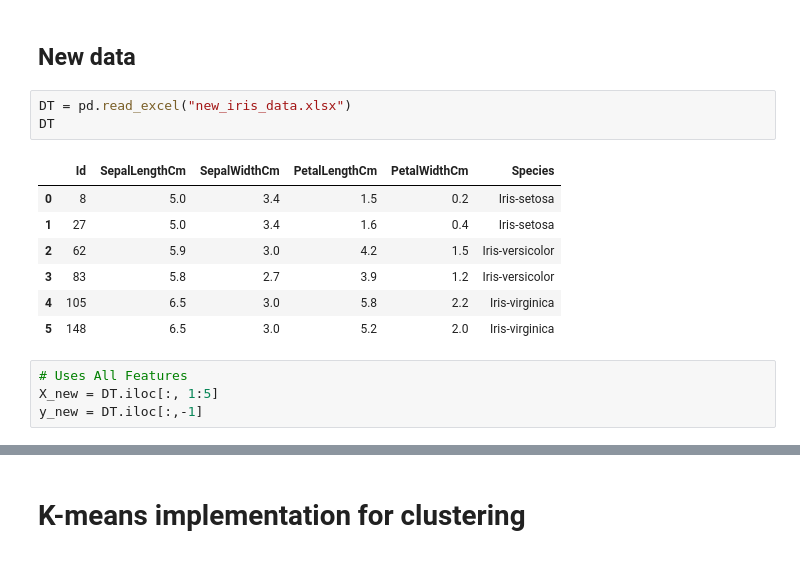
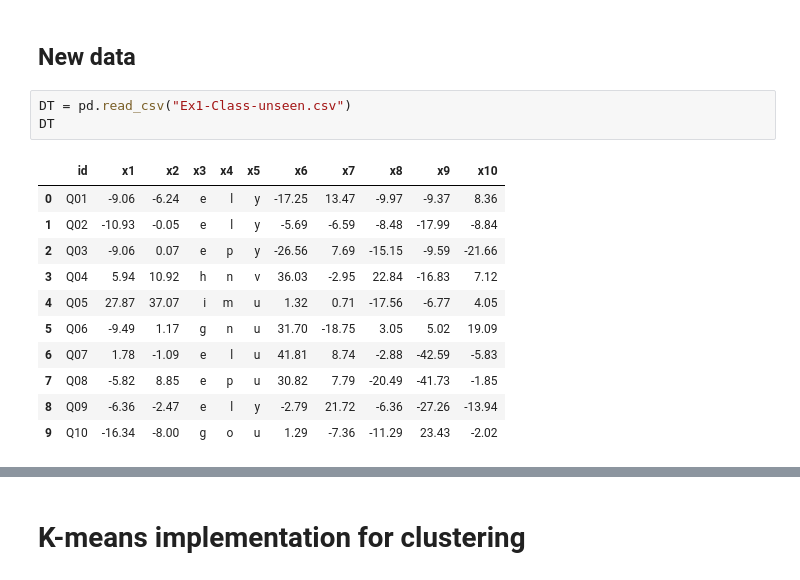
Before and after one commit to FiresoftPH/Cognitive_Computing_Application, a Jupyter notebook: Week_5/Wk_4_(Lab)_knn_and_k_means_for_iris_dataset copy.ipynb, the cells around one changed output, grey strips where cells are left out. Drawn from its saved outputs; the diff is of its cells as text.

```diff
--- a/Week_5/Wk_4_(Lab)_knn_and_k_means_for_iris_dataset.ipynb
+++ b/Week_5/Wk_4_(Lab)_knn_and_k_means_for_iris_dataset copy.ipynb
@@ -125,17 +149,17 @@ print(accuracy)
 # %% [markdown]
 ## New data
-# %%
-DT = pd.read_excel("new_iris_data.xlsx")
-DT
-# %% [output]
-|  | Id | SepalLengthCm | SepalWidthCm | PetalLengthCm | PetalWidthCm | Species |
-| 0 | 8 | 5.0 | 3.4 | 1.5 | 0.2 | Iris-setosa |
-| 1 | 27 | 5.0 | 3.4 | 1.6 | 0.4 | Iris-setosa |
-| 2 | 62 | 5.9 | 3.0 | 4.2 | 1.5 | Iris-versicolor |
-| 3 | 83 | 5.8 | 2.7 | 3.9 | 1.2 | Iris-versicolor |
-| 4 | 105 | 6.5 | 3.0 | 5.8 | 2.2 | Iris-virginica |
-| 5 | 148 | 6.5 | 3.0 | 5.2 | 2.0 | Iris-virginica |
-# %%
-# Uses All Features
-X_new = DT.iloc[:, 1:5]
-y_new = DT.iloc[:,-1]
+# %%
+DT = pd.read_csv("Ex1-Class-unseen.csv")
+DT
+# %% [output]
+|  | id | x1 | x2 | x3 | x4 | x5 | x6 | x7 | x8 | x9 | x10 |
+| 0 | Q01 | -9.06 | -6.24 | e | l | y | -17.25 | 13.47 | -9.97 | -9.37 | 8.36 |
+| 1 | Q02 | -10.93 | -0.05 | e | l | y | -5.69 | -6.59 | -8.48 | -17.99 | -8.84 |
+| 2 | Q03 | -9.06 | 0.07 | e | p | y | -26.56 | 7.69 | -15.15 | -9.59 | -21.66 |
+| 3 | Q04 | 5.94 | 10.92 | h | n | v | 36.03 | -2.95 | 22.84 | -16.83 | 7.12 |
+| 4 | Q05 | 27.87 | 37.07 | i | m | u | 1.32 | 0.71 | -17.56 | -6.77 | 4.05 |
+| 5 | Q06 | -9.49 | 1.17 | g | n | u | 31.70 | -18.75 | 3.05 | 5.02 | 19.09 |
+| 6 | Q07 | 1.78 | -1.09 | e | l | u | 41.81 | 8.74 | -2.88 | -42.59 | -5.83 |
+| 7 | Q08 | -5.82 | 8.85 | e | p | u | 30.82 | 7.79 | -20.49 | -41.73 | -1.85 |
+| 8 | Q09 | -6.36 | -2.47 | e | l | y | -2.79 | 21.72 | -6.36 | -27.26 | -13.94 |
+| 9 | Q10 | -16.34 | -8.00 | g | o | u | 1.29 | -7.36 | -11.29 | 23.43 | -2.02 |
```
Also changed, not shown: parts of 25 cells of this notebook, 3 other files.
